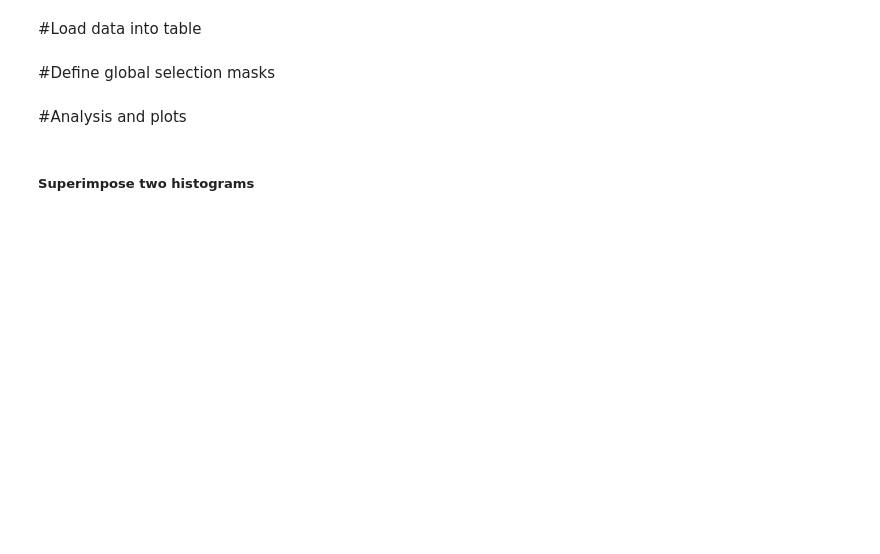
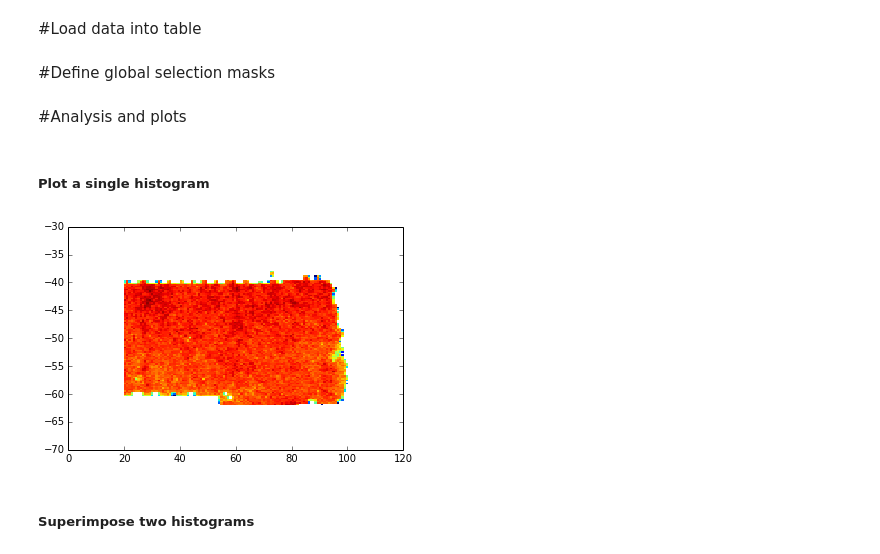
Before and after one commit to nsevilla/exploratory_notebook, a Jupyter notebook: explore_y1a1.ipynb, the cells around one changed output. Cells and saved outputs as stored; diff of their text form; code cells hidden in the pictures; blank space fills up the shorter version.

```diff
--- a/explore_y1a1.ipynb
+++ b/explore_y1a1.ipynb
@@ -38,4 +79,27 @@ mask_global = mask_hi & mask_lo & mask_flags & mask_sm1& mask_detmodel_flags & m
 # %% [markdown]
 #Analysis and plots
+# %% [markdown]
+##### Plot a single histogram
+# %%
+from matplotlib.colors import LogNorm
+
+mask_hi = tdata['MAG_AUTO_I'] < 30
+mask_lo = tdata['MAG_AUTO_I'] > 15
+mask_basic = mask_hi & mask_lo
+mask_sirloin = (tdata['RA'] < 180) & (tdata['RA'] > 20) & (tdata['DEC'] > -62)
+mask_G = tdata['MODEST'] == 1
+mask = mask_basic & mask_G & mask_sirloin
+#mask = mask_hi & mask_lo & mask_flags_g & mask_flags_r & mask_flags_i & mask_flags_z & mask_flags_y & mask_sm1_g & mask_sm1_r & mask_sm1_i & mask_sm1_z & mask_sm1_y & mask_nit_g & mask_nit_r & mask_nit_i & mask_nit_z & mask_nit_y & mask_detmodel_flags_g & mask_detmodel_flags_r & mask_detmodel_flags_i & mask_detmodel_flags_z & mask_detmodel_flags_y
+#print 1-float(size(tdata['MAG_AUTO_I'][mask]))/float(size(tdata['MAG_AUTO_I'][mask_basic]))
+#print tdata['NITER_MODEL_R'][mask].shape[0]
+#h1d = plt.hist(tdata['NITER_MODEL_R'][mask], 100, range=[-1,100])
+#h1 = plt.hist(tdata['MAG_AUTO_I_DERED'][mask_basic])
+
+nbins2d=(150,150)
+range=[[0,120],[-70,-30]]
+#h2d = plt.hist2d(tdata['MAG_AUTO_G'][mask_G]-tdata['MAG_AUTO_R'][mask_G],tdata['MAG_AUTO_R'][mask_G]-tdata['MAG_AUTO_I'][mask_G],nbins2d,range=range,cmap='jet', norm=LogNorm())
+h2 = plt.hist2d(tdata['RA'][mask],tdata['DEC'][mask],nbins2d,range=range,cmap='jet', norm=LogNorm())
+# %% [output]
+[figure, added]
 # %% [markdown]
 ##### Superimpose two histograms
```
Also changed, not shown: parts of 12 cells of this notebook.
